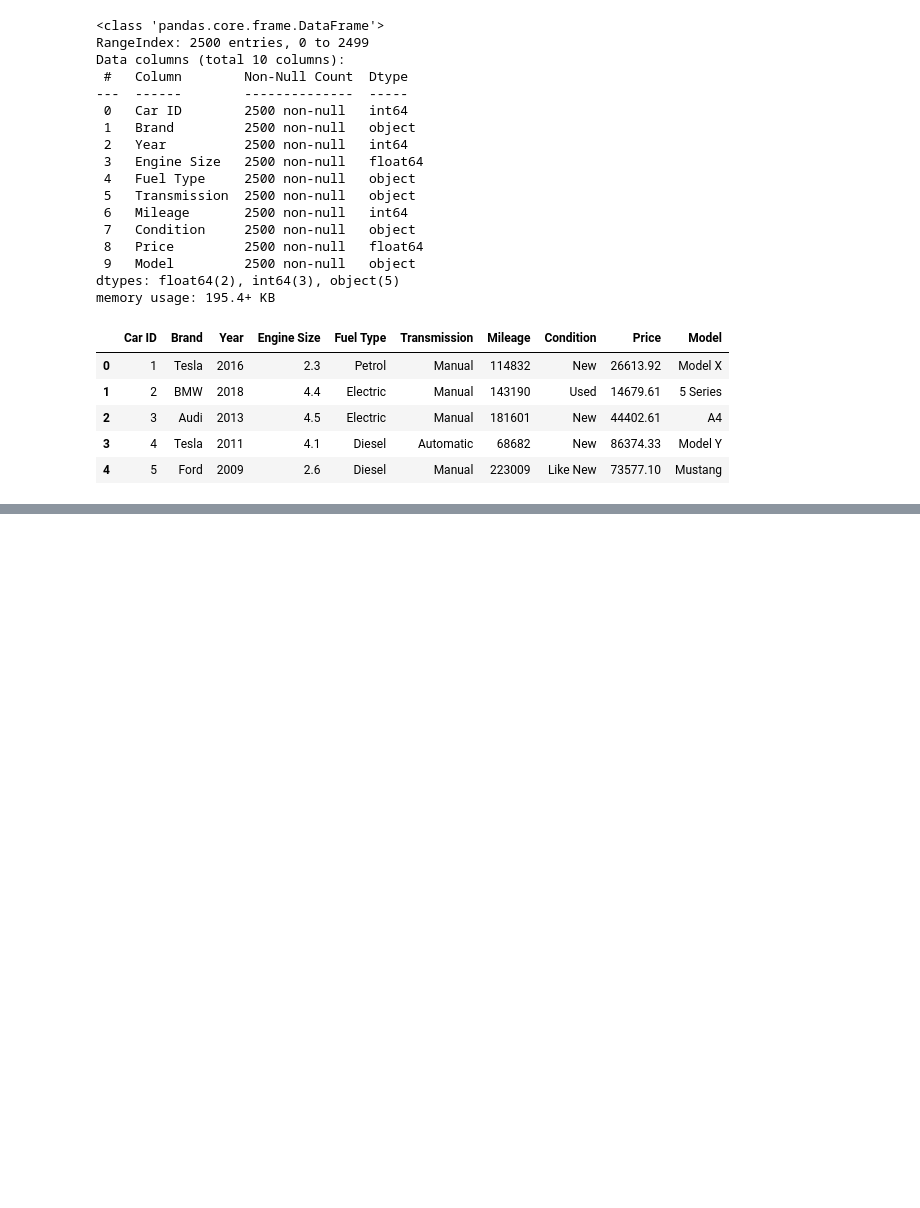
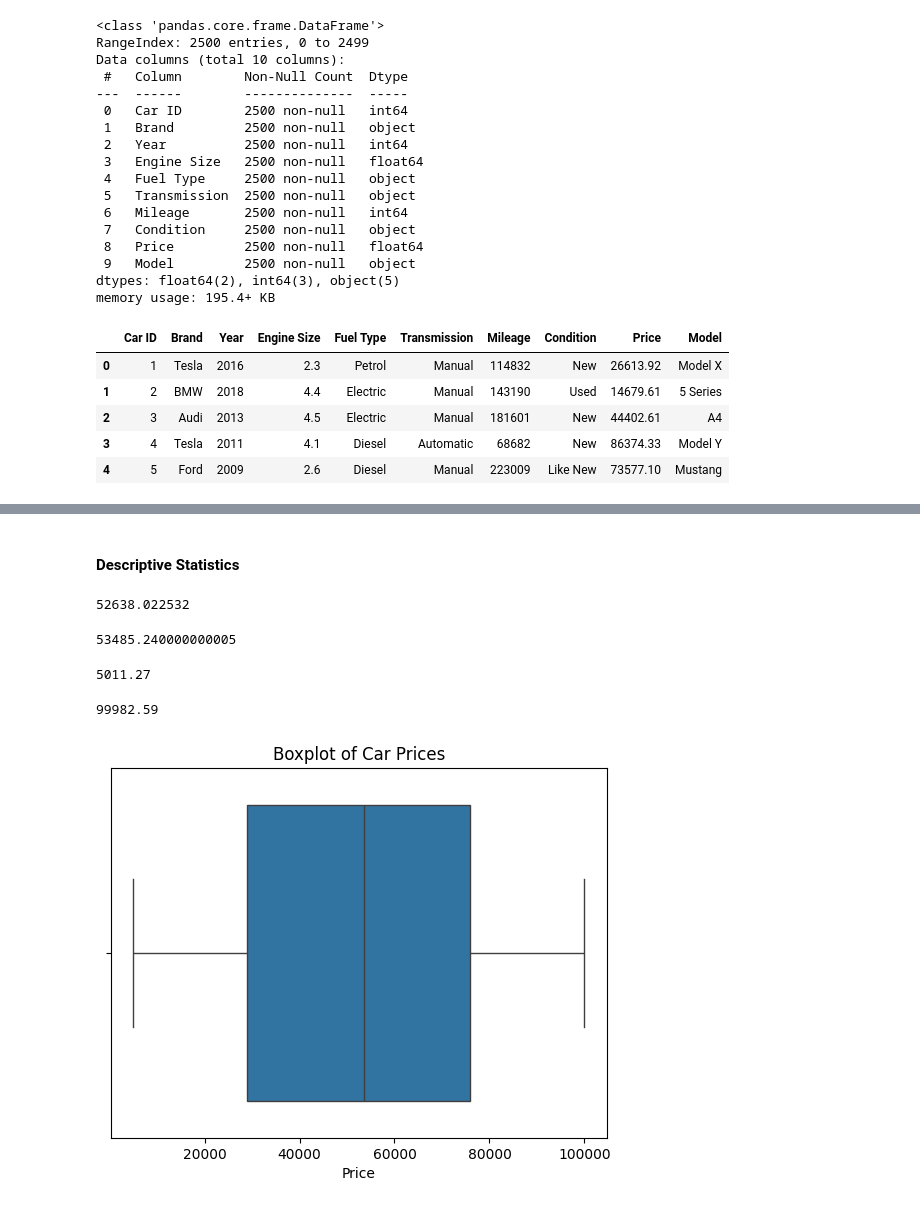
Before and after one commit to sejalb321/Data-Bootcamp-Final-Project, a Jupyter notebook: Final_Project_EDA.ipynb, the cells around one changed output, grey strips where cells are left out. Drawn from its saved outputs; the diff is of its cells as text; code cells hidden in the pictures; blank space fills up the shorter version.

```diff
--- a/Final_Project_EDA.ipynb
+++ b/Final_Project_EDA.ipynb
@@ -14,6 +26,6 @@ from google.colab import files
 uploaded = files.upload()
 
 cars_url = 'car_price_prediction_.csv'
-cars_original = pd.read_csv(cars_url)
+cars = pd.read_csv(cars_url)
 # %% [output]
 [interactive output not drawn]
@@ -71,0 +100,30 @@ dtype: int64
+# %% [markdown]
+#### Descriptive Statistics
+# %%
+# mean car price
+cars['Price'].mean()
+# %% [output]
+52638.022532
+# %%
+# median car price
+cars['Price'].median()
+# %% [output]
+53485.240000000005
+# %%
+# min car price
+cars['Price'].min()
+# %% [output]
+5011.27
+# %%
+# max car price
+cars['Price'].max()
+# %% [output]
+99982.59
+# %%
+# box & whisker plot of prices
+sns.boxplot(data = cars, x = 'Price')
+plt.title('Boxplot of Car Prices')
+plt.xlabel('Price')
+plt.show()
+# %% [output]
+[figure, added]
```
Also changed, not shown: parts of 28 cells of this notebook.
